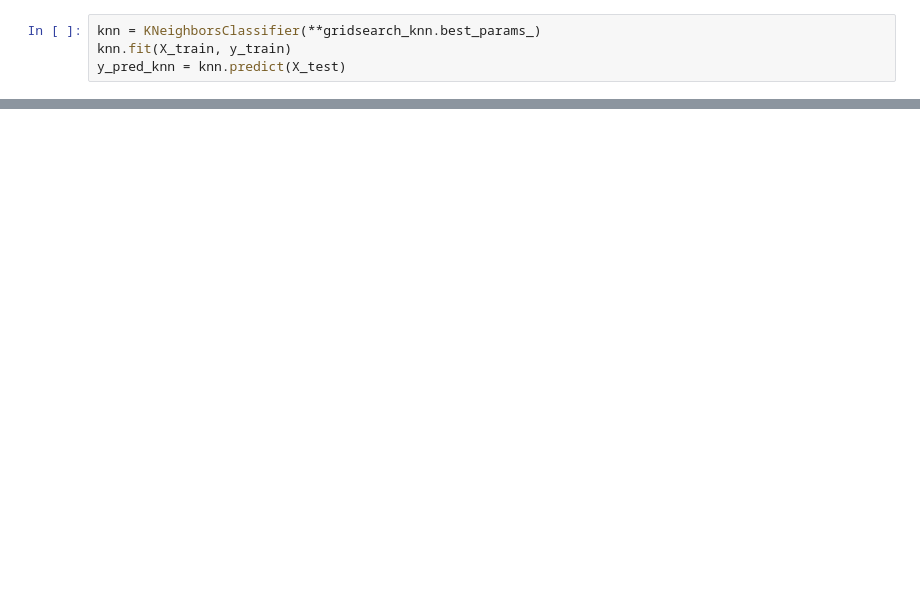
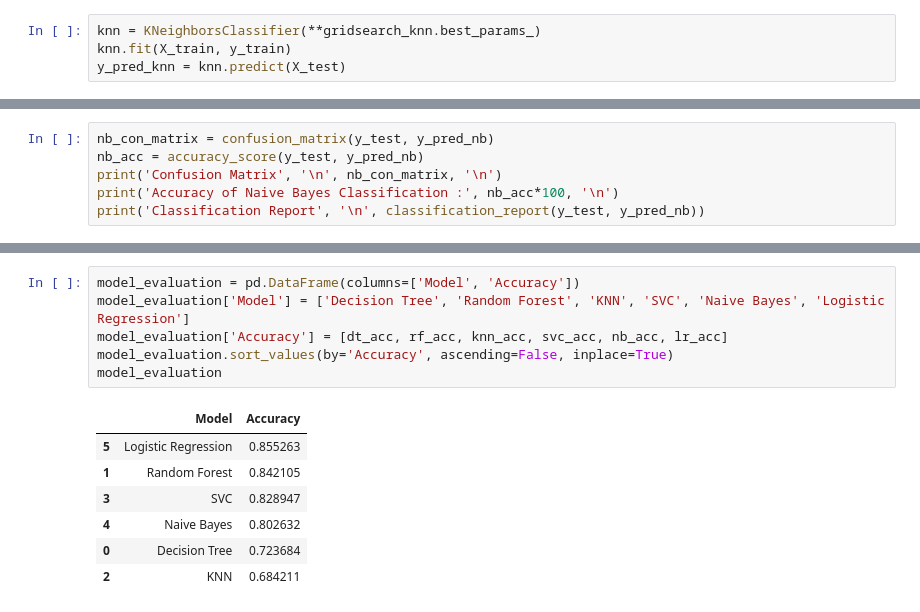
Before and after one commit to debjitpal5040/save-heart, a Jupyter notebook: Notebooks/save-heart.ipynb, the cells around one changed output, grey strips where cells are left out. Drawn from its saved outputs; the diff is of its cells as text; blank space fills up the shorter version.

```diff
--- a/Notebooks/save-heart.ipynb
+++ b/Notebooks/save-heart.ipynb
@@ -188,0 +285,6 @@ weighted avg       0.80      0.80      0.80        76
+# %%
+nb_con_matrix = confusion_matrix(y_test, y_pred_nb)
+nb_acc = accuracy_score(y_test, y_pred_nb)
+print('Confusion Matrix', '\n', nb_con_matrix, '\n')
+print('Accuracy of Naive Bayes Classification :', nb_acc*100, '\n')
+print('Classification Report', '\n', classification_report(y_test, y_pred_nb))
@@ -188,0 +373,14 @@ weighted avg       0.80      0.80      0.80        76
+# %%
+model_evaluation = pd.DataFrame(columns=['Model', 'Accuracy'])
+model_evaluation['Model'] = ['Decision Tree', 'Random Forest', 'KNN', 'SVC', 'Naive Bayes', 'Logistic Regression']
+model_evaluation['Accuracy'] = [dt_acc, rf_acc, knn_acc, svc_acc, nb_acc, lr_acc]
+model_evaluation.sort_values(by='Accuracy', ascending=False, inplace=True)
+model_evaluation
+# %% [output]
+|  | Model | Accuracy |
+| 5 | Logistic Regression | 0.855263 |
+| 1 | Random Forest | 0.842105 |
+| 3 | SVC | 0.828947 |
+| 4 | Naive Bayes | 0.802632 |
+| 0 | Decision Tree | 0.723684 |
+| 2 | KNN | 0.684211 |
```
Also changed, not shown: parts of 28 cells of this notebook, 7 other files.
